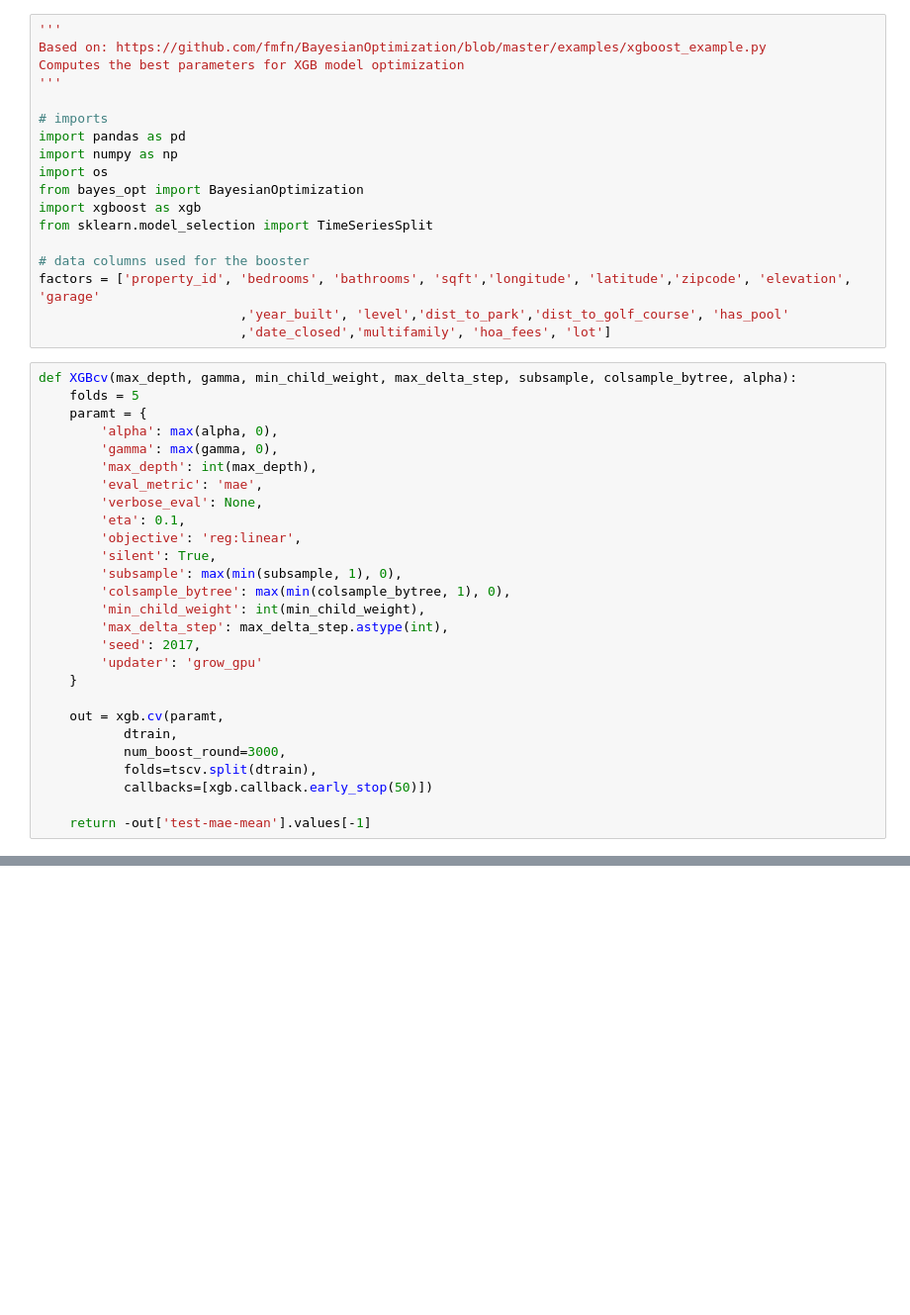
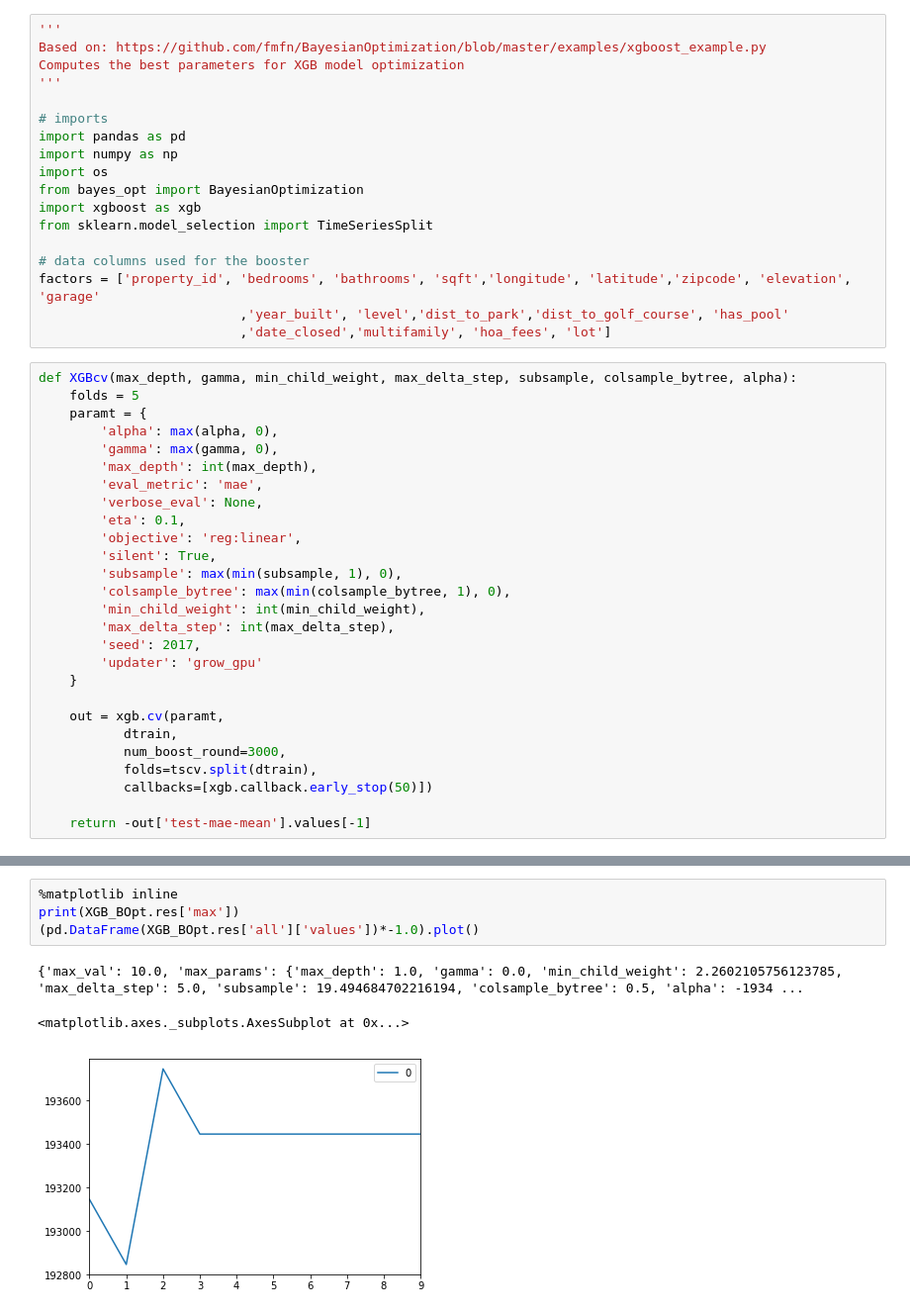
Before and after one commit to ivoytov/rentalnerd, a Jupyter notebook: scraper/xgboost_params_tuning-v2.ipynb, the cells around one changed output, grey strips where cells are left out. Shown at 99% size. Saved outputs shown, nothing was run; the diff lists cells and outputs as text; blank space fills up the shorter version.

```diff
--- a/scraper/xgboost_params_tuning-v2.ipynb
+++ b/scraper/xgboost_params_tuning-v2.ipynb
@@ -31,7 +31,7 @@ def XGBcv(max_depth, gamma, min_child_weight, max_delta_step, subsample, colsamp
         'subsample': max(min(subsample, 1), 0),
         'colsample_bytree': max(min(colsample_bytree, 1), 0),
         'min_child_weight': int(min_child_weight),
-        'max_delta_step': max_delta_step.astype(int),
+        'max_delta_step': int(max_delta_step),
         'seed': 2017,
         'updater': 'grow_gpu'
     }
@@ -88,0 +128,8 @@ Will train until test-mae hasn't improved in 50 rounds.
+# %%
+%matplotlib inline
+print(XGB_BOpt.res['max'])
+(pd.DataFrame(XGB_BOpt.res['all']['values'])*-1.0).plot()
+# %% [output]
+{'max_val': 10.0, 'max_params': {'max_depth': 1.0, 'gamma': 0.0, 'min_child_weight': 2.2602105756123785, 'max_delta_step': 5.0, 'subsample': 19.494684702216194, 'colsample_bytree': 0.5, 'alpha': -1934 ...
+<matplotlib.axes._subplots.AxesSubplot at 0x...>
+[figure, added]
```
Also changed, not shown: parts of 5 cells of this notebook, 17 other files.
